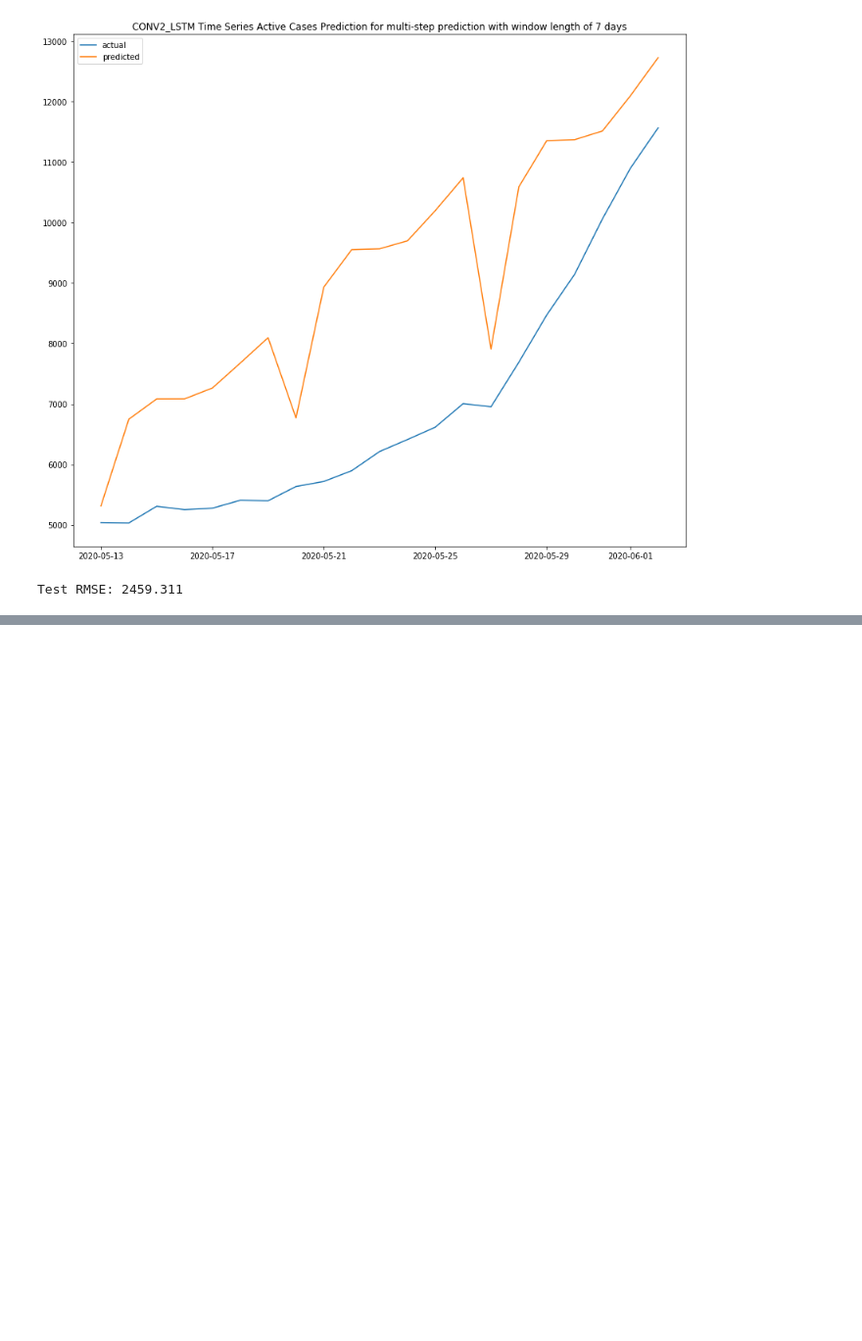
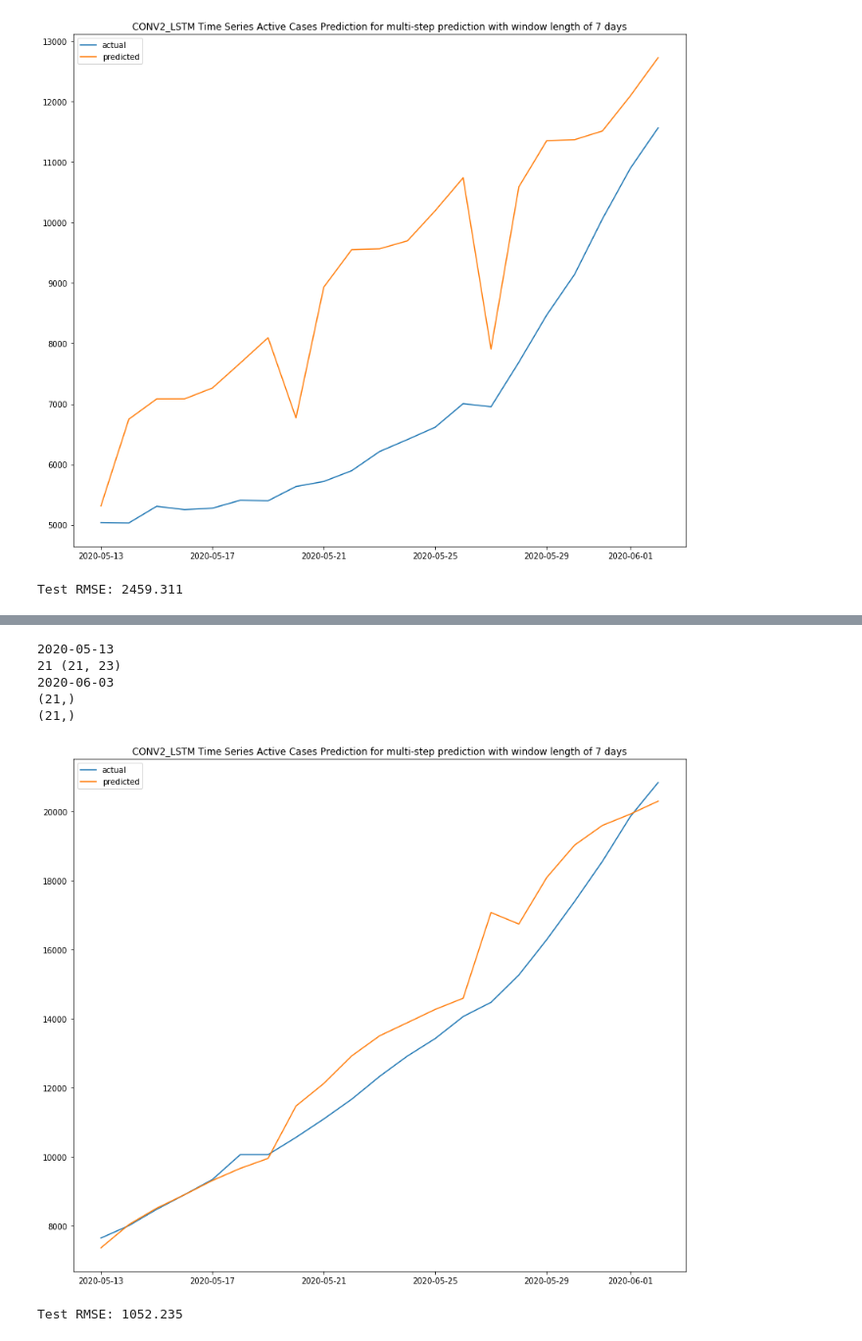
Before and after one commit to sharmi1206/covid-19-analysis, a Jupyter notebook: ts_dlearn_mstep_forecats.ipynb, the cells around one changed output, grey strips where cells are left out. Shown at 98% size. Cells and saved outputs as stored; diff of their text form; code cells hidden in the pictures; blank space fills up the shorter version.

Commit message:
update multi-variate conv2d+lstm

```diff
--- a/ts_dlearn_mstep_forecats.ipynb
+++ b/ts_dlearn_mstep_forecats.ipynb
@@ -38,7 +38,7 @@ from tensorflow.python.keras.layers.convolutional import Conv2D
 from tensorflow.python.keras.layers.convolutional import MaxPooling1D
 from tensorflow.python.keras.layers.convolutional_recurrent import ConvLSTM2D
 # %%
-ModelType ='BI_LSTM' #change it to LSTM/CNN/LSTM_CNN/CONV2_LSTM
+ModelType ='CONV2_LSTM' #change it to LSTM/CNN/LSTM_CNN/CONV2_LSTM
 # %%
 # Function to find the number closest  to input train datasizee of  and divisible by 7 (number of days in a week)
 def closestNumber(n, m):
@@ -1021,0 +1180,63 @@ Test RMSE: 2459.311
+# %%
+test = test.reshape((test.shape[0]*test.shape[1], test.shape[2]))
+#print(np.shape(test))
+
+actual = actual.reshape((actual.shape[0]*actual.shape[1], 1))
+#print(np.shape(actual))
+
+predicted = predicted.reshape((predicted.shape[0]*predicted.shape[1], 1))
+#print(np.shape(predicted))
+
+
+inv_pred = np.concatenate((predicted, test[:, 1:]), axis=1)
+#print(np.shape(inv_pred))
+
+
+inv_y = np.concatenate((actual, test[:, 1:]), axis=1)
+#print(np.shape(inv_y))
+
+
+inv_pred = scaler.inverse_transform(inv_pred)
+#print(np.shape(inv_pred))
+inv_pred = inv_pred[:, 0]
+
+inv_y = scaler.inverse_transform(inv_y)
+#print(np.shape(inv_y))
+inv_y = inv_y[:, 0]
+
+
+
+#For plotting
+ind_dend=np.shape(test)[0]
+ind_dstart =  np.shape(train)[0] *np.shape(train)[1]
+dateStart = daterange[ind_dstart]
+print(dateStart)
+print(ind_dend,np.shape(test))
+dateEnd = daterange[ind_dstart+ind_dend]
+print(dateEnd)
+
+pred_index= pd.date_range(start=dateStart, periods=ind_dend, freq='D')
+print(np.shape(inv_y))
+print(np.shape(inv_pred))
+
+inv_y_actual =  pd.Series(inv_y, pred_index)
+inv_y_predicted =  pd.Series(inv_pred, pred_index)
+
+
+plt.figure(figsize=(14, 12))
+plt.plot(inv_y_actual, label='actual')
+plt.plot(inv_y_predicted, label='predicted')
+plt.title(ModelType +  ' Time Series Active Cases Prediction for multi-step prediction with window length of 7 days')
+plt.legend()
+plt.show()
+
+rmse = sqrt(mean_squared_error(inv_y, inv_pred))
+print('Test RMSE: %.3f' % rmse)
+# %% [output]
+2020-05-13
+21 (21, 23)
+2020-06-03
+(21,)
+(21,)
+[figure, added]
+Test RMSE: 1052.235
```
Also changed, not shown: parts of 3 cells of this notebook.
